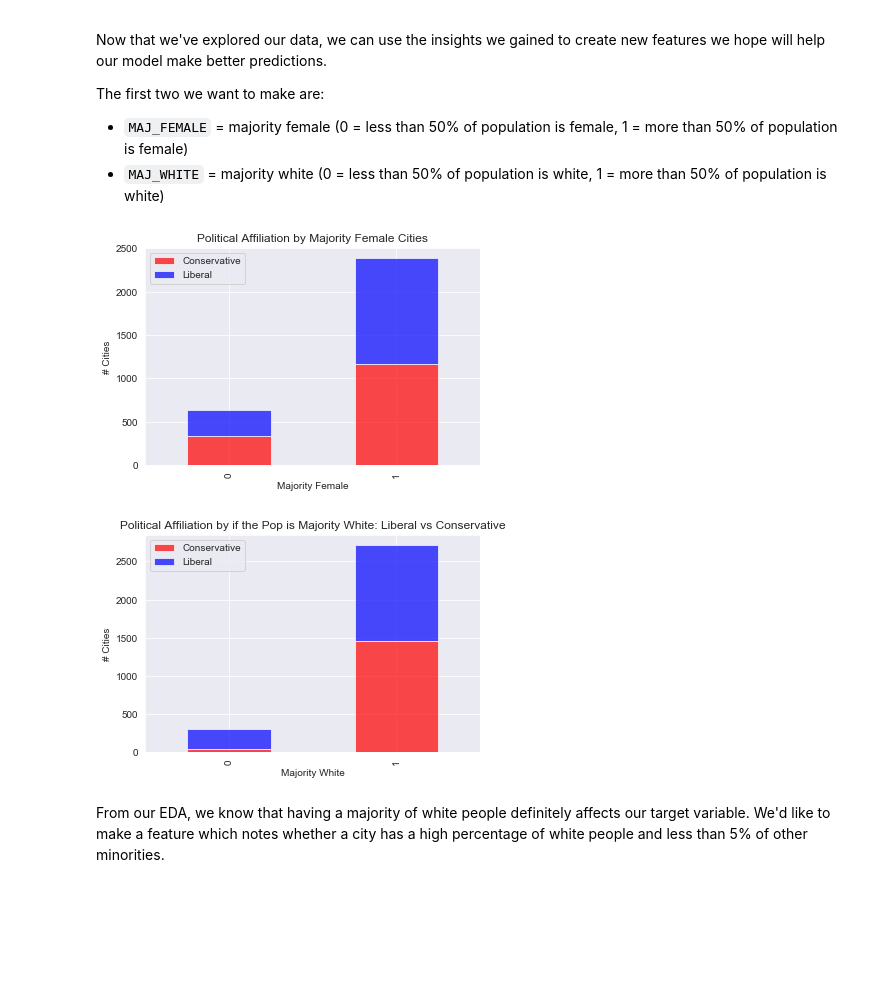
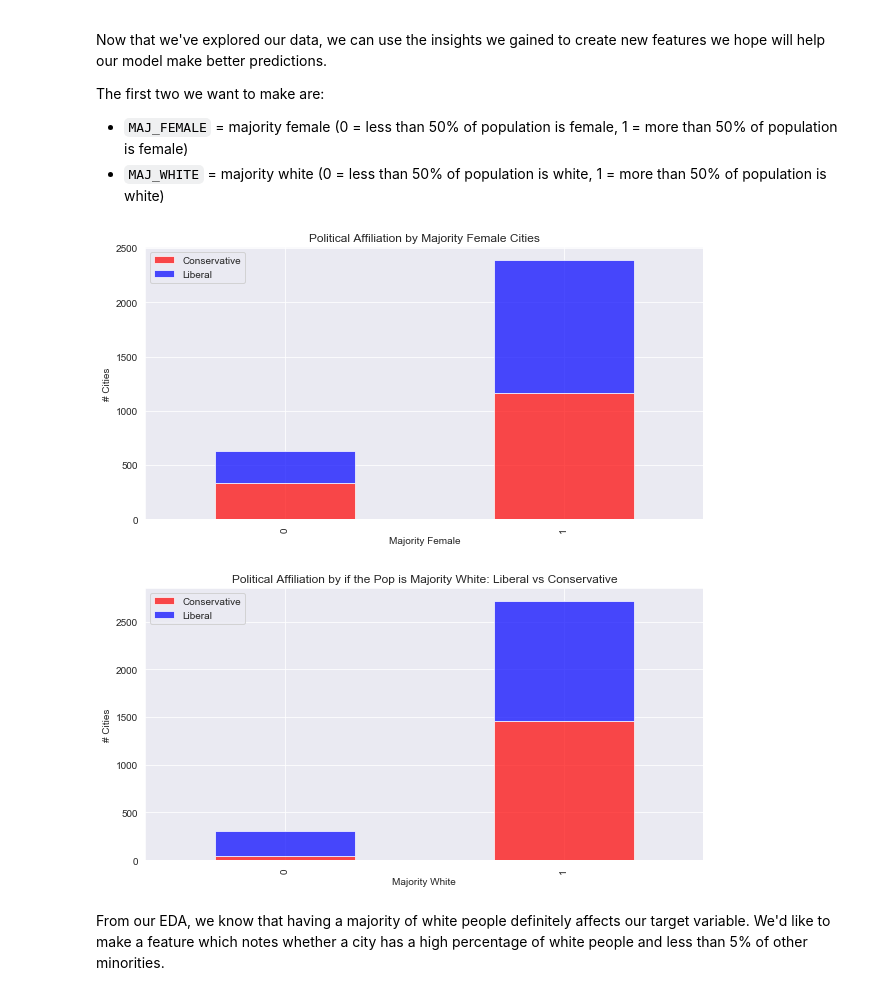
Before and after one commit to CaryMosley/PoliticalAffiliation, a Jupyter notebook: EDA and Feature Engineering.ipynb, the cells around one changed output. Cells and saved outputs as stored; diff of their text form; code cells hidden in the pictures; blank space fills up the shorter version.

```diff
--- a/EDA and Feature Engineering.ipynb
+++ b/EDA and Feature Engineering.ipynb
@@ -539,29 +539,31 @@ The first two we want to make are:
 # %%
 df['MAJ_FEMALE']=df['FEMALE'].apply(lambda x: 1 if x>.5 else 0)
 
 chart = df.groupby(['MAJ_FEMALE','PA']).MAJ_FEMALE.count().unstack()
 p = chart.plot(kind = 'bar', stacked = True,
                    title = 'Political Affiliation by Majority Female Cities',
-                   color = ['red','blue'], alpha = .70)
+                   color = ['red','blue'], alpha = .70,
+              figsize = (10,5))
 p.set_xlabel('Majority Female')
 p.set_ylabel('# Cities')
 p.legend(['Conservative','Liberal'])
 plt.show()
 # %% [output]
-[figure, old version]
+[figure, new version]
 # %%
 df['MAJ_WHITE']=df['WHITE'].apply(lambda x: 1 if x>.5 else 0)
 
 chart = df.groupby(['MAJ_WHITE','PA']).MAJ_FEMALE.count().unstack()
 p = chart.plot(kind = 'bar', stacked = True,
                    title = 'Political Affiliation by if the Pop is Majority White: Liberal vs Conservative',
-                   color = ['red','blue'], alpha = .70)
+                   color = ['red','blue'], alpha = .70,
+              figsize = (10,5))
 p.set_xlabel('Majority White')
 p.set_ylabel('# Cities')
 p.legend(['Conservative','Liberal'])
 plt.show()
 # %% [output]
-[figure, old version]
+[figure, new version]
 # %% [markdown]
 From our EDA, we know that having a majority of white people definitely affects our target variable. We'd like to make a feature which notes whether a city has a high percentage of white people and less than 5% of other minorities.
 # %%
```
Also changed, not shown: parts of 8 cells of this notebook.
